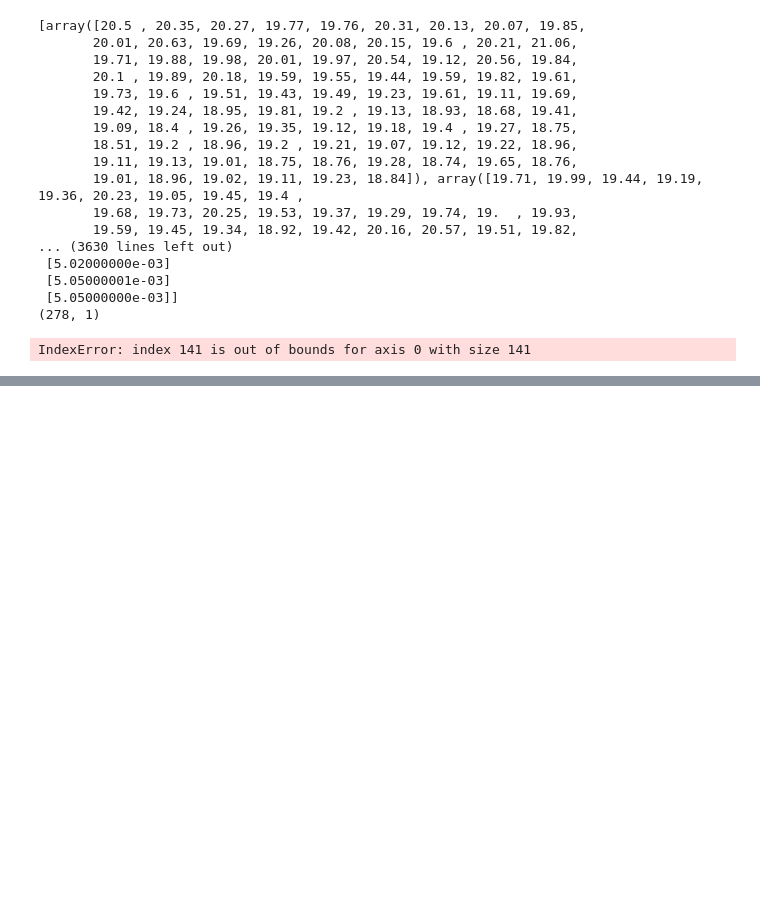
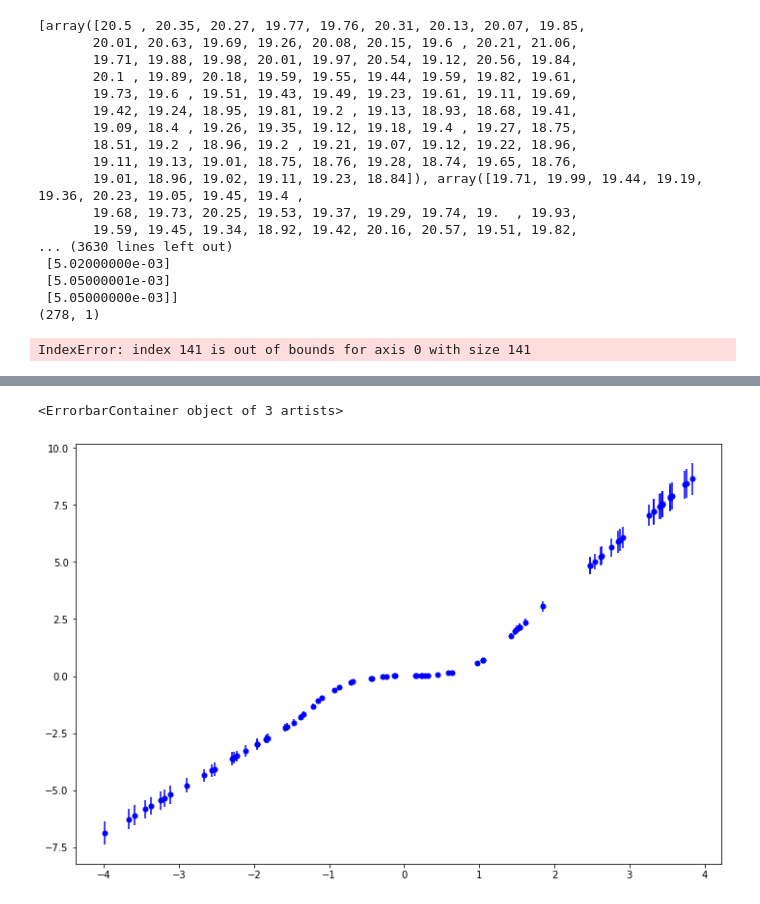
Before and after one commit to JerryLiuMY/Attention-Mechanism-in-Predictive-Astronomy, a Jupyter notebook: src/test.ipynb, the cells around one changed output, grey strips where cells are left out. Saved outputs shown, nothing was run; the diff lists cells and outputs as text; code cells hidden in the pictures; blank space fills up the shorter version.

```diff
--- a/src/test.ipynb
+++ b/src/test.ipynb
@@ -146,0 +162,6 @@ print(np.shape(c[1]))
+# %%
+plt.figure(figsize=(12, 8))
+plt.errorbar(x_test, MC_pred, MC_std, fmt='b.', markersize=10, label='Validation')
+# %% [output]
+<ErrorbarContainer object of 3 artists>
+[figure, added]
```
Also changed, not shown: parts of 22 cells of this notebook, 1 other file.
